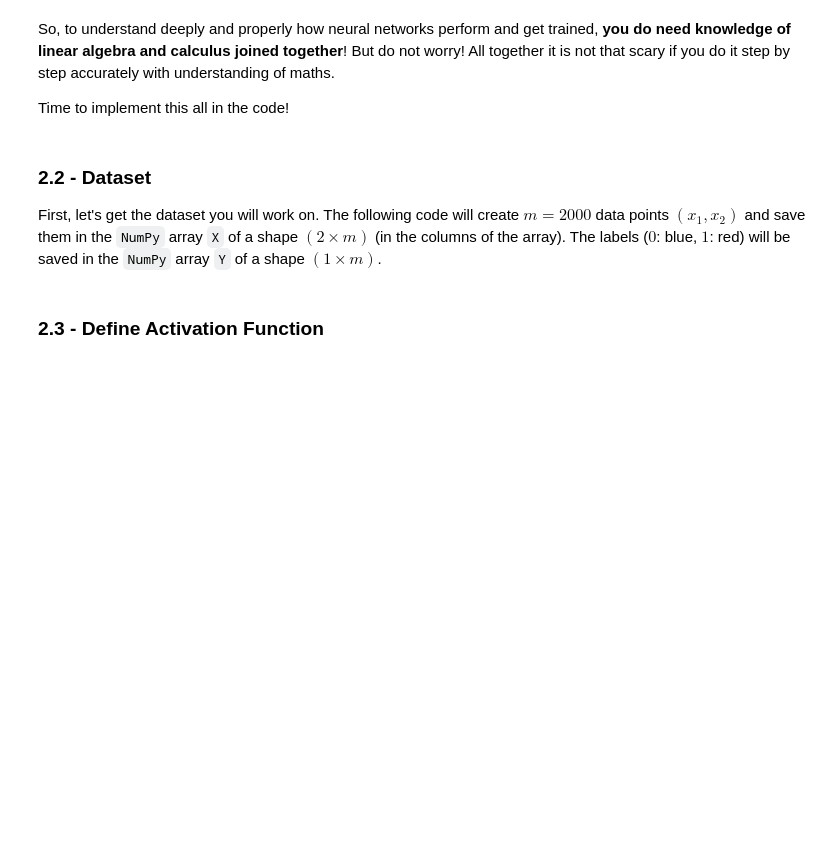
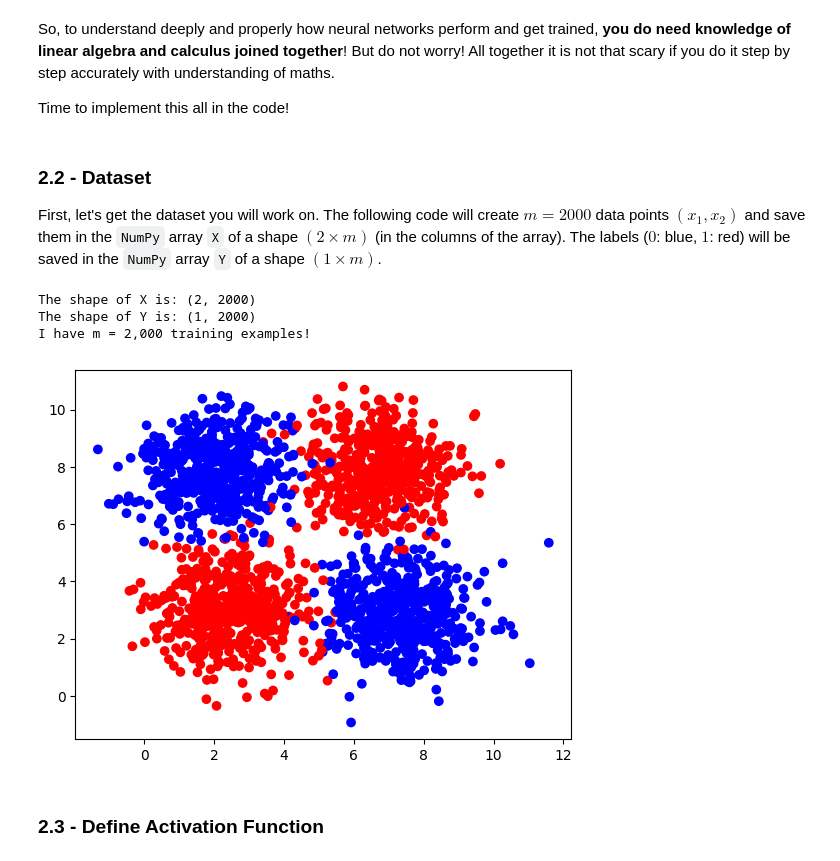
Before and after one commit to anoban/python, a Jupyter notebook: C2_W3_Assignment.ipynb, the cells around one changed output. Saved outputs shown, nothing was run; the diff lists cells and outputs as text; code cells hidden in the pictures; blank space fills up the shorter version.

```diff
--- a/C2_W3_Assignment.ipynb
+++ b/C2_W3_Assignment.ipynb
@@ -314,20 +324,22 @@ Time to implement this all in the code!
 First, let's get the dataset you will work on. The following code will create $m=2000$ data points $(x_1, x_2)$ and save them in the `NumPy` array `X` of a shape $(2 \times m)$ (in the columns of the array). The labels ($0$: blue, $1$: red) will be saved in the `NumPy` array `Y` of a shape $(1 \times m)$.
 # %%
 m = 2000
-samples, labels = make_blobs(n_samples=m,
-                             centers=([2.5, 3], [6.7, 7.9], [2.1, 7.9], [7.4, 2.8]),
-                             cluster_std=1.1,
-                             random_state=0)
+samples, labels = make_blobs(n_samples = m, centers = ([2.5, 3], [6.7, 7.9], [2.1, 7.9], [7.4, 2.8]), cluster_std = 1.1, random_state = 0)
 labels[(labels == 0) | (labels == 1)] = 1
 labels[(labels == 2) | (labels == 3)] = 0
 X = np.transpose(samples)
 Y = labels.reshape((1, m))
 
-plt.scatter(X[0, :], X[1, :], c=Y, cmap=colors.ListedColormap(['blue', 'red']));
+plt.scatter(X[0, :], X[1, :], c = Y, cmap = colors.ListedColormap(['blue', 'red']));
 
-print ('The shape of X is: ' + str(X.shape))
-print ('The shape of Y is: ' + str(Y.shape))
-print ('I have m = %d training examples!' % (m))
+print(f"The shape of X is: {X.shape}")
+print(f"The shape of Y is: {Y.shape}")
+print(f"I have m = {m:5,d} training examples!")
+# %% [output]
+The shape of X is: (2, 2000)
+The shape of Y is: (1, 2000)
+I have m = 2,000 training examples!
+[figure, added]
 # %% [markdown]
 <a name='2.3'></a>
 ### 2.3 - Define Activation Function
```
Also changed, not shown: parts of 19 cells of this notebook, 1 other file.
